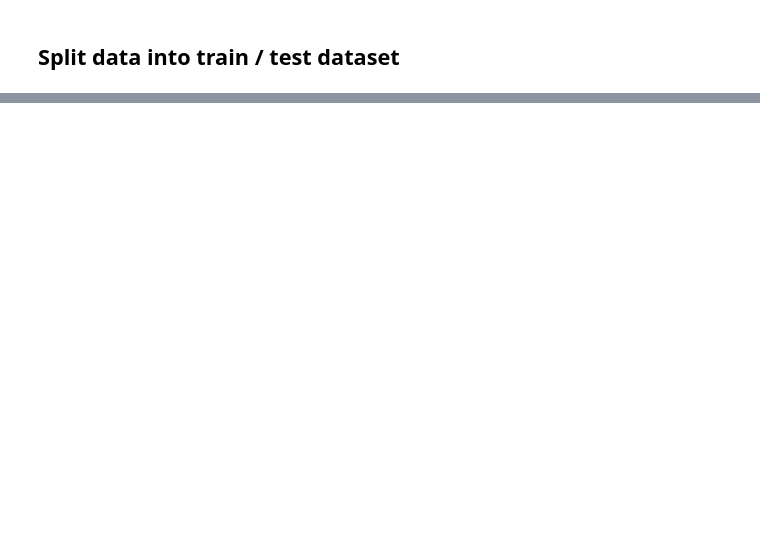
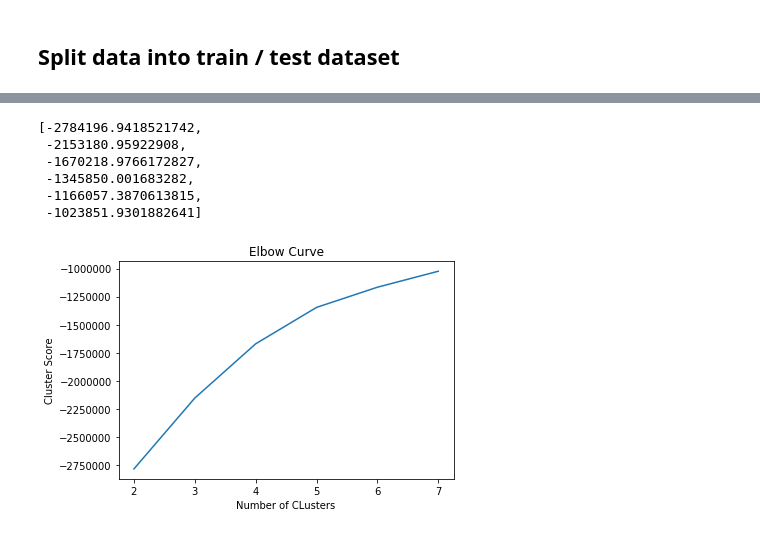
Before and after one commit to tkokkeng/EB5202-RetailRocket, a Jupyter notebook: retailrocket-clustering.ipynb, the cells around one changed output, grey strips where cells are left out. Drawn from its saved outputs; the diff is of its cells as text; code cells hidden in the pictures; blank space fills up the shorter version.

Commit message:
completed clustering

```diff
--- a/retailrocket-clustering.ipynb
+++ b/retailrocket-clustering.ipynb
@@ -185,0 +162,4 @@ sessions_df.to_pickle(os.path.join('data', 'sessions_temp.pkl'))
+# %%
+scaler = StandardScaler()
+scaler.fit(X_train)
+scaler.mean_
@@ -185,0 +169,3 @@ sessions_df.to_pickle(os.path.join('data', 'sessions_temp.pkl'))
+# %%
+X_train_std = scaler.transform(X_train)
+X_test_std = scaler.transform(X_test)
@@ -185,0 +176,3 @@ sessions_df.to_pickle(os.path.join('data', 'sessions_temp.pkl'))
+# %%
+kmeans_list = [ KMeans(n_clusters=i, max_iter=1000, random_state=435, n_jobs=-1) for i in range(2, 8) ]
+kmeans_list
@@ -185,0 +198,18 @@ sessions_df.to_pickle(os.path.join('data', 'sessions_temp.pkl'))
+# %%
+score = [ kmeans_list[i].fit(X_train_std).score(X_train_std) for i in range(len(kmeans_list)) ]
+score
+# %% [output]
+[-2784196.9418521742,
+ -2153180.95922908,
+ -1670218.9766172827,
+ -1345850.001683282,
+ -1166057.3870613815,
+ -1023851.9301882641]
+# %%
+plt.plot(range(2, 8), score)
+plt.xlabel('Number of CLusters')
+plt.ylabel('Cluster Score')
+plt.title('Elbow Curve')
+plt.show()
+# %% [output]
+[figure, added]
```
Also changed, not shown: parts of 92 cells of this notebook, 2 other files.
